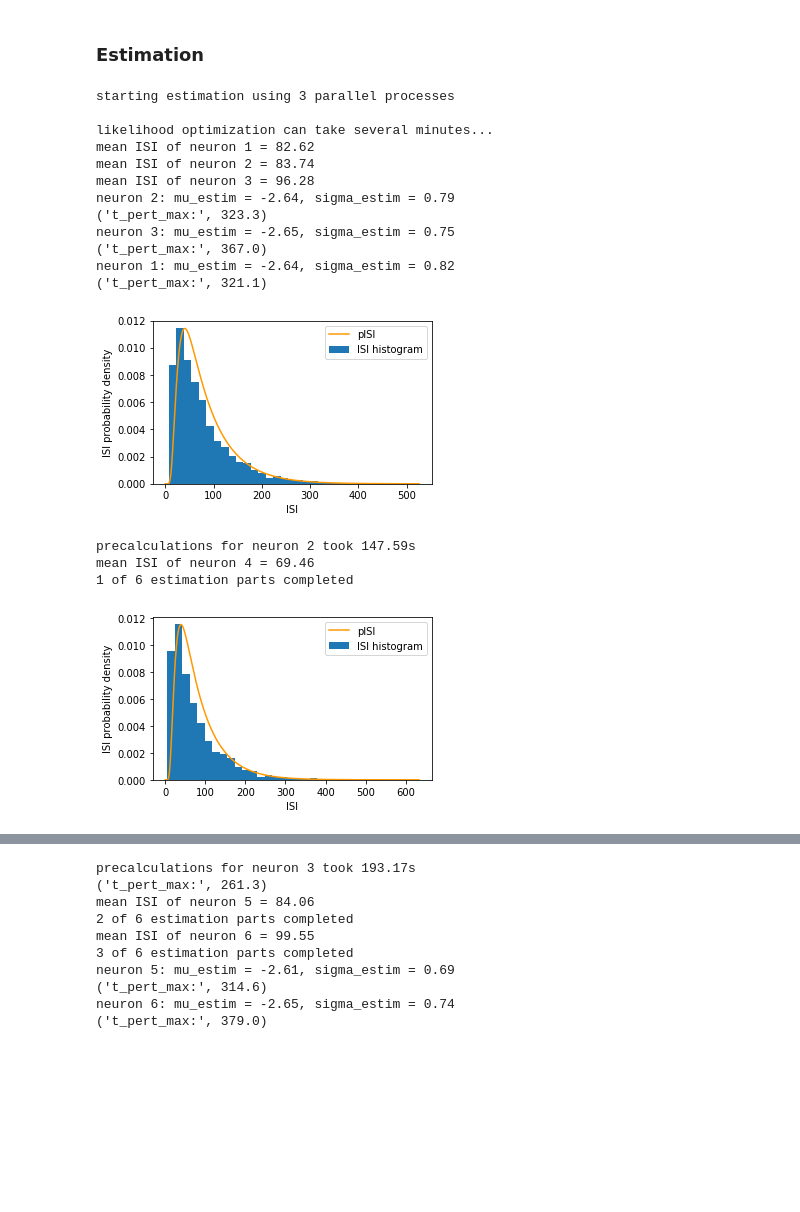
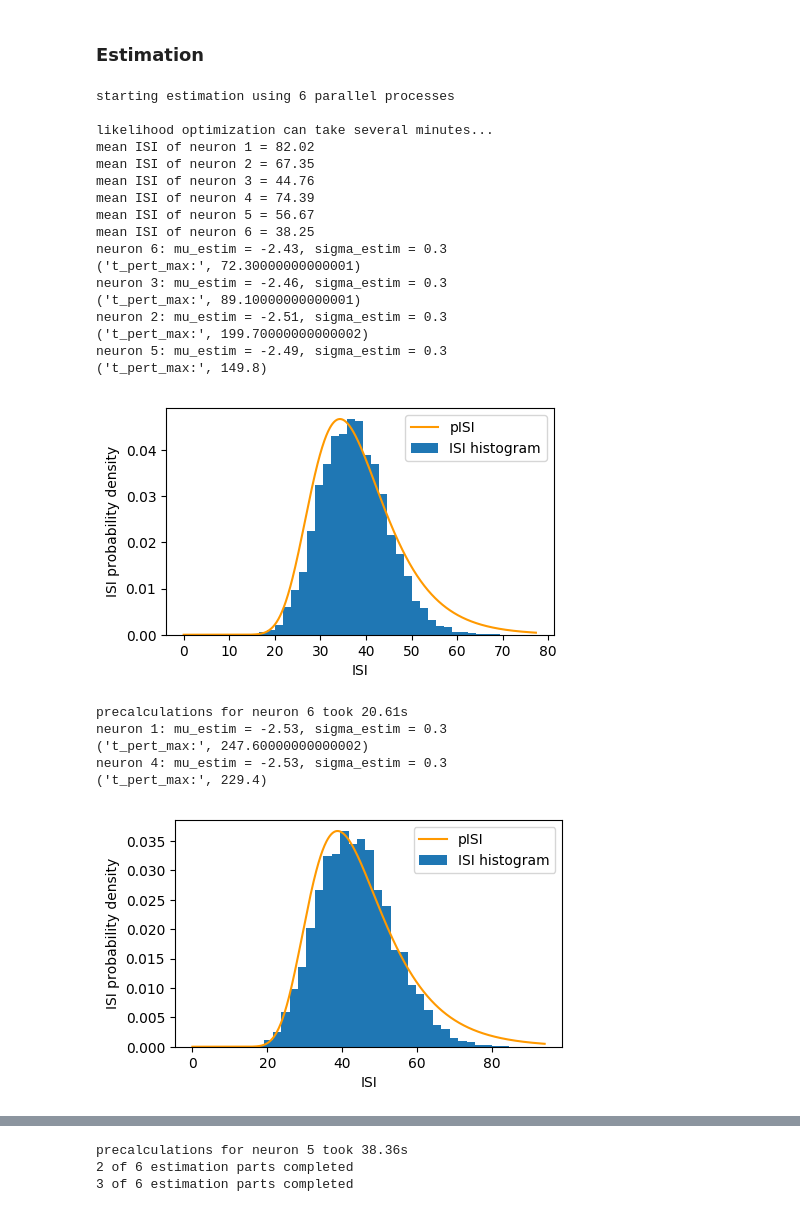
Before and after one commit to yger/inference, a Jupyter notebook: network_inference_reduced.ipynb, the cells around one changed output, grey strips where cells are left out. Cells and saved outputs as stored; diff of their text form; code cells hidden in the pictures; blank space fills up the shorter version.

```diff
--- a/network_inference_reduced.ipynb
+++ b/network_inference_reduced.ipynb
@@ -5,7 +5,7 @@ from brian2 import *
 import pandas as pd
 %matplotlib inline
 
-new_net = False
+filename = None
 
 Nneurons_obs = 6  # number of neurons whose spike trains are observed
 Nneurons_tot = 1000  # number of neurons in total;
@@ -129,14 +124,14 @@ if new_net==True: #only simulate new network if required
 ### Load already existing data
 # %%
 # load data --------------
-if new_net==False:
-    df = pd.read_pickle('data_N1000_T300.pkl')
+if filename is not None:
+    df = pd.read_pickle(filename)
+
 sptimes = df['spiketimes'][0]
 spid = df['spikeid'][0]
 Nneurons_obs = df['Nobs'][0]
 Nneurons_tot = df['Ntot'][0]
 Jmat = df['Jmat'][0]
-Jmat_obs = df['Jmat_obs'][0]
 sim_t = df['sim_time'][0]
 
 # VISUALIZE SPIKE PROPERTIES OF OBSERVED NEURONS --------------
@@ -161,7 +156,8 @@ figure(figsize=(15,5))
 suptitle('Population spike train characteristics (simulation time = '+str(sim_t)+' seconds)')
 # raster
 subplot(131)
-plot(np.array(sptimes)[np.array(sptimes)<1000],np.array(spid)[np.array(sptimes)<1000],'k,',lw=0)
+idx = np.array(sptimes) < 1000
+plot(sptimes[idx],spid[idx],'k,',lw=0)
 ylabel('Neurons ID')
 xlabel('Time (ms)')
 
@@ -191,6 +187,7 @@ np.random.seed(100)
 
 obs_neurons_ind = np.random.choice(np.where(fr>=10)[0],Nneurons_obs)
 Jmat_obs = Jmat[obs_neurons_ind,:][:,obs_neurons_ind] #connectivity matrix of observed neurons
+
 for i_N,ind in enumerate(obs_neurons_ind):
     subplot(3,3,i_N+1)
     hist(ISI[ind],20,facecolor=[1,0.6,0])
@@ -202,15 +199,5 @@ Spt_dict = {}
 for i_N,id_N in enumerate(obs_neurons_ind):
     idx = np.where(spid == id_N)[0]
     Spt_dict[i_N] = sptimes[idx]
-
-# visualize connectivity matrix
-figure(figsize=(6,5))
-subplot(111)
-imshow(Jmat_obs, origin='upper', interpolation='nearest',
-           aspect='auto', cmap=plt.cm.jet)
-title('true coupling matrix')
-colorbar()
-axis('off')
-show()
 # %% [output]
  [py.warnings]
@@ -234,7 +220,7 @@ params['Delta_T'] = 0.0  # mV, threshold slope factor (set 0 for LIF model,
 params['V_T'] = -50.0  # mV, effective threshold voltage (only used for EIF)
 params['T_ref'] = 0.0  # ms, refractory duration
 
-d = 0.0  # ms, delay
+d = 1.0  # ms, delay
 
 # example data:
 ## input parameters:
@@ -341,46 +327,53 @@ else:
 
 D = {}
 obs_neurons_id = list(Spt_dict.keys())
-D['J_true'] = Jmat_obs
+D['J_true'] = Jmat_obs.T
 D['mu_estim'] = np.zeros(N)*np.nan
 D['sigma_estim'] = np.zeros(N)*np.nan
 D['logl_uncoupled'] = np.zeros(N)*np.nan
 D['J_estim'] = np.zeros((N,N))
 D['logl_coupled'] = np.zeros((N,N))*np.nan
 
 finished = 0
 for i_N, mu_estim, sigma_estim, logl_uncoupled, \
     J_estim_row, logl_coupled_row in result:
     finished += 1
     print(('{count} of {tot} estimation parts completed').
           format(count=finished, tot=N))
     D['mu_estim'][i_N] = mu_estim
     D['sigma_estim'][i_N] = sigma_estim
     D['logl_uncoupled'][i_N] = logl_uncoupled
     D['J_estim'][i_N,:] = J_estim_row
     D['logl_coupled'][i_N,:] = logl_coupled_row
 
 pool.close()
 Pcc = np.corrcoef(np.ravel(D['J_estim']),np.ravel(D['J_true']))
 print('')
 print('estimation took {dur}s, corr.-coeff. = {cc}'.format(
        dur=np.round(time.time() - start,2), cc=Pcc[0,1]) )
 print('')
 # %% [output]
-starting estimation using 3 parallel processes
+starting estimation using 6 parallel processes
 
 likelihood optimization can take several minutes...
-mean ISI of neuron 1 = 82.62
-mean ISI of neuron 2 = 83.74
-mean ISI of neuron 3 = 96.28
-neuron 2: mu_estim = -2.64, sigma_estim = 0.79
-('t_pert_max:', 323.3)
-neuron 3: mu_estim = -2.65, sigma_estim = 0.75
-('t_pert_max:', 367.0)
-neuron 1: mu_estim = -2.64, sigma_estim = 0.82
-('t_pert_max:', 321.1)
+mean ISI of neuron 1 = 82.02
+mean ISI of neuron 2 = 67.35
+mean ISI of neuron 3 = 44.76
+mean ISI of neuron 4 = 74.39
+mean ISI of neuron 5 = 56.67
+mean ISI of neuron 6 = 38.25
+neuron 6: mu_estim = -2.43, sigma_estim = 0.3
+('t_pert_max:', 72.30000000000001)
+neuron 3: mu_estim = -2.46, sigma_estim = 0.3
+('t_pert_max:', 89.10000000000001)
+neuron 2: mu_estim = -2.51, sigma_estim = 0.3
+('t_pert_max:', 199.70000000000002)
+neuron 5: mu_estim = -2.49, sigma_estim = 0.3
+('t_pert_max:', 149.8)
-[figure, old version]
+[figure, new version]
-precalculations for neuron 2 took 147.59s
-mean ISI of neuron 4 = 69.46
-1 of 6 estimation parts completed
+precalculations for neuron 6 took 20.61s
+neuron 1: mu_estim = -2.53, sigma_estim = 0.3
+('t_pert_max:', 247.60000000000002)
+neuron 4: mu_estim = -2.53, sigma_estim = 0.3
+('t_pert_max:', 229.4)
-[figure, old version]
+[figure, new version]
@@ -390,10 +383,3 @@ neuron 4: mu_estim = -2.6, sigma_estim = 0.74
-precalculations for neuron 3 took 193.17s
-('t_pert_max:', 261.3)
-mean ISI of neuron 5 = 84.06
+precalculations for neuron 5 took 38.36s
 2 of 6 estimation parts completed
-mean ISI of neuron 6 = 99.55
 3 of 6 estimation parts completed
-neuron 5: mu_estim = -2.61, sigma_estim = 0.69
-('t_pert_max:', 314.6)
-neuron 6: mu_estim = -2.65, sigma_estim = 0.74
-('t_pert_max:', 379.0)
```
Also changed, not shown: parts of 4 cells of this notebook.
